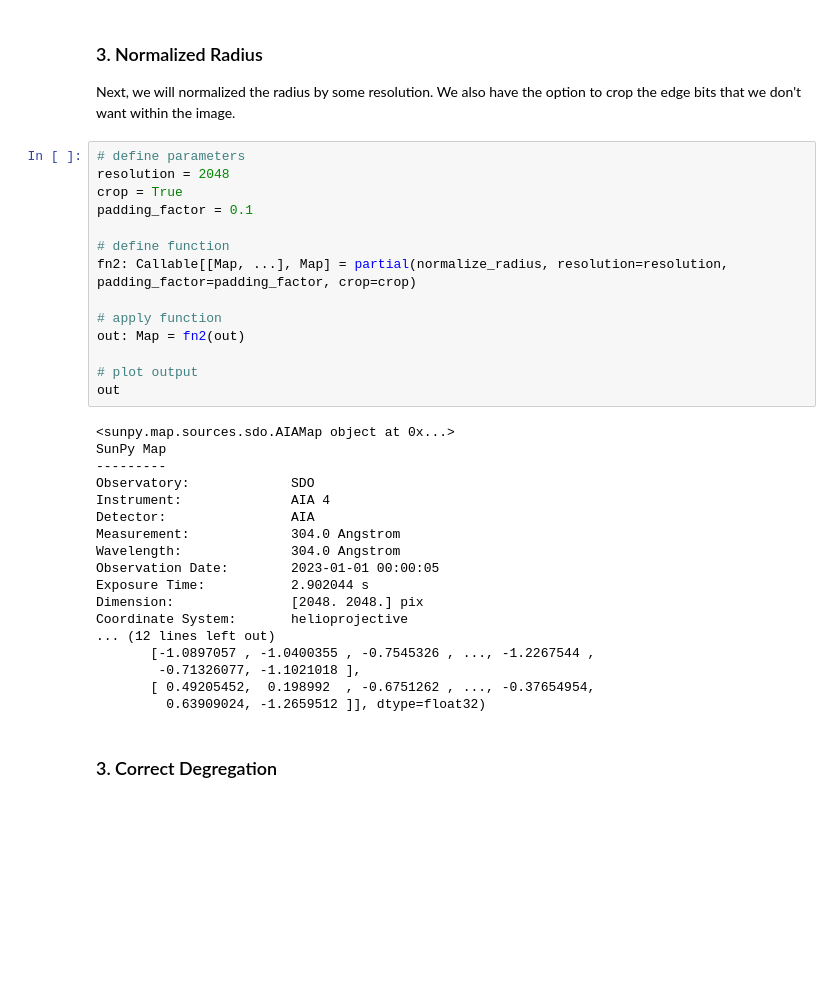
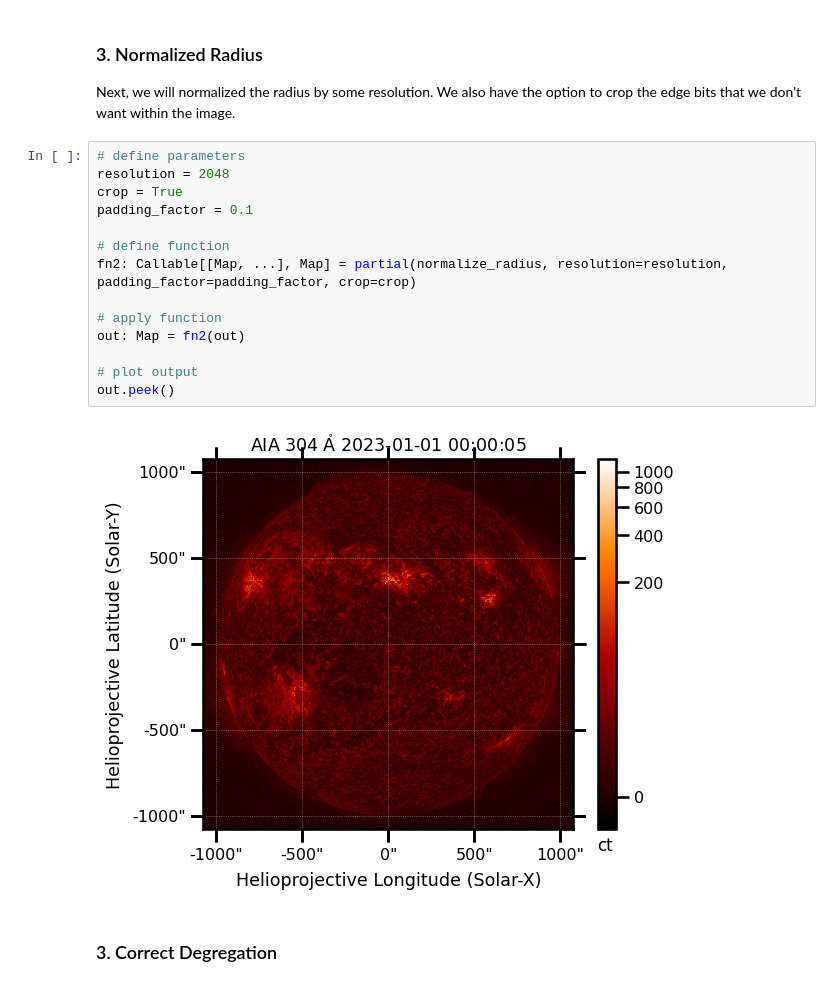
Before and after one commit to spaceml-org/helio_tools, a Jupyter notebook: notebooks/1.1_preprocessing_sdo.ipynb, the cells around one changed output. Saved outputs shown, nothing was run; the diff lists cells and outputs as text; blank space fills up the shorter version.

```diff
--- a/notebooks/1.1_preprocessing_sdo.ipynb
+++ b/notebooks/1.1_preprocessing_sdo.ipynb
@@ -117,35 +97,19 @@ We also have the option to crop the edge bits that we don't want within the imag
 # %%
 # define parameters
 resolution = 2048
 crop = True
 padding_factor = 0.1
 
 # define function
 fn2: Callable[[Map, ...], Map] = partial(normalize_radius, resolution=resolution, padding_factor=padding_factor, crop=crop)
 
 # apply function
 out: Map = fn2(out)
 
 # plot output
-out
+out.peek()
 # %% [output]
-<sunpy.map.sources.sdo.AIAMap object at 0x...>
-SunPy Map
----------
-Observatory:             SDO
-Instrument:              AIA 4
-Detector:                AIA
-Measurement:             304.0 Angstrom
-Wavelength:              304.0 Angstrom
-Observation Date:        2023-01-01 00:00:05
-Exposure Time:           2.902044 s
-Dimension:               [2048. 2048.] pix
-Coordinate System:       helioprojective
-... (12 lines left out)
-       [-1.0897057 , -1.0400355 , -0.7545326 , ..., -1.2267544 ,
-        -0.71326077, -1.1021018 ],
-       [ 0.49205452,  0.198992  , -0.6751262 , ..., -0.37654954,
-         0.63909024, -1.2659512 ]], dtype=float32)
+[figure, added]
 # %% [markdown]
 ### 3. Correct Degregation
 # %%
```
Also changed, not shown: parts of 7 cells of this notebook, 5 other files.
